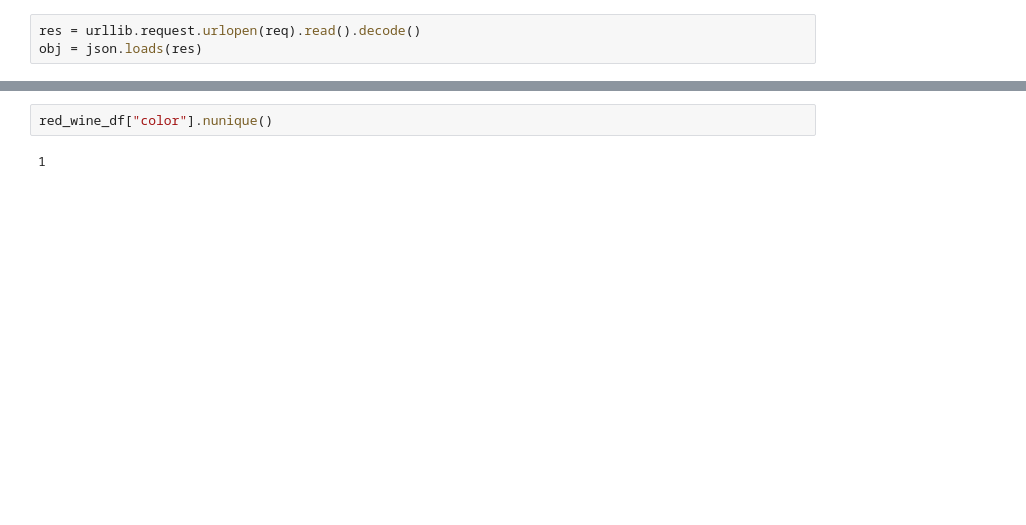
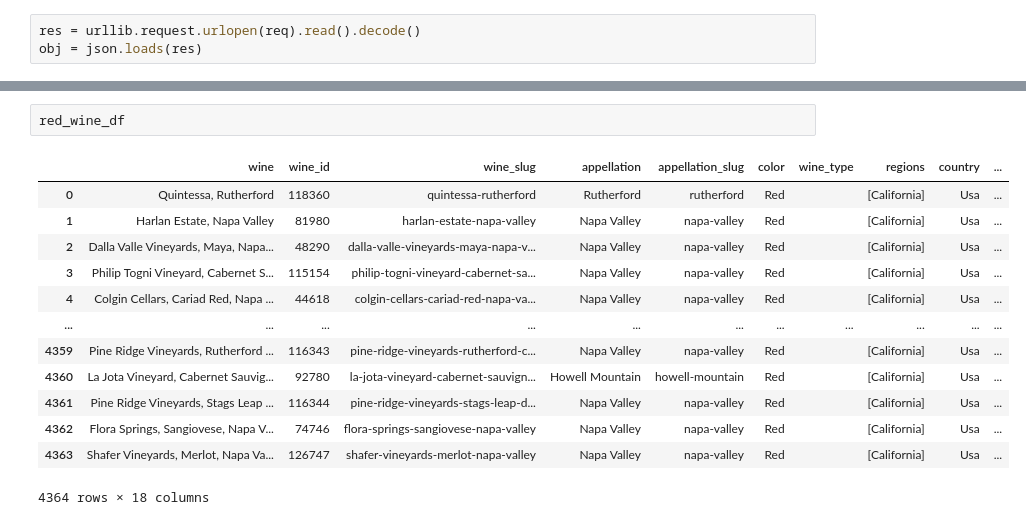
Before and after one commit to ndxn/Partners-in-Wine, a Jupyter notebook: WineGlobalApi.ipynb, the cells around one changed output, grey strips where cells are left out. Drawn from its saved outputs; the diff is of its cells as text; blank space fills up the shorter version.

```diff
--- a/WineGlobalApi.ipynb
+++ b/WineGlobalApi.ipynb
@@ -59,4 +105,16 @@ red_wine_df['country'].nunique()
 # %%
-red_wine_df["color"].nunique()
+red_wine_df
 # %% [output]
+|  | wine | wine_id | wine_slug | appellation | appellation_slug | color | wine_type | regions | country | ... |
+| 0 | Quintessa, Rutherford | 118360 | quintessa-rutherford | Rutherford | rutherford | Red |  | [California] | Usa | ... |
+| 1 | Harlan Estate, Napa Valley | 81980 | harlan-estate-napa-valley | Napa Valley | napa-valley | Red |  | [California] | Usa | ... |
+| 2 | Dalla Valle Vineyards, Maya, Napa... | 48290 | dalla-valle-vineyards-maya-napa-v... | Napa Valley | napa-valley | Red |  | [California] | Usa | ... |
+| 3 | Philip Togni Vineyard, Cabernet S... | 115154 | philip-togni-vineyard-cabernet-sa... | Napa Valley | napa-valley | Red |  | [California] | Usa | ... |
+| 4 | Colgin Cellars, Cariad Red, Napa ... | 44618 | colgin-cellars-cariad-red-napa-va... | Napa Valley | napa-valley | Red |  | [California] | Usa | ... |
+| ... | ... | ... | ... | ... | ... | ... | ... | ... | ... | ... |
+| 4359 | Pine Ridge Vineyards, Rutherford ... | 116343 | pine-ridge-vineyards-rutherford-c... | Napa Valley | napa-valley | Red |  | [California] | Usa | ... |
+| 4360 | La Jota Vineyard, Cabernet Sauvig... | 92780 | la-jota-vineyard-cabernet-sauvign... | Howell Mountain | howell-mountain | Red |  | [California] | Usa | ... |
+| 4361 | Pine Ridge Vineyards, Stags Leap ... | 116344 | pine-ridge-vineyards-stags-leap-d... | Napa Valley | napa-valley | Red |  | [California] | Usa | ... |
+| 4362 | Flora Springs, Sangiovese, Napa V... | 74746 | flora-springs-sangiovese-napa-valley | Napa Valley | napa-valley | Red |  | [California] | Usa | ... |
+| 4363 | Shafer Vineyards, Merlot, Napa Va... | 126747 | shafer-vineyards-merlot-napa-valley | Napa Valley | napa-valley | Red |  | [California] | Usa | ... |
-1
+4364 rows × 18 columns
```
Also changed, not shown: parts of 13 cells of this notebook.
